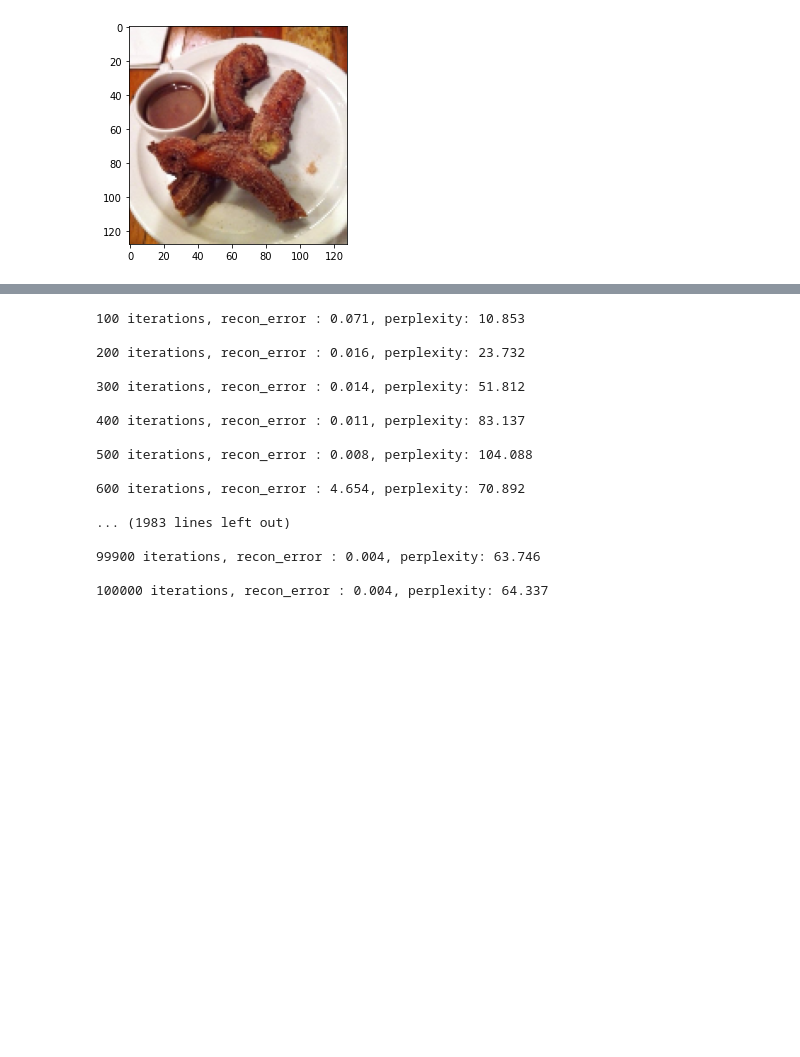
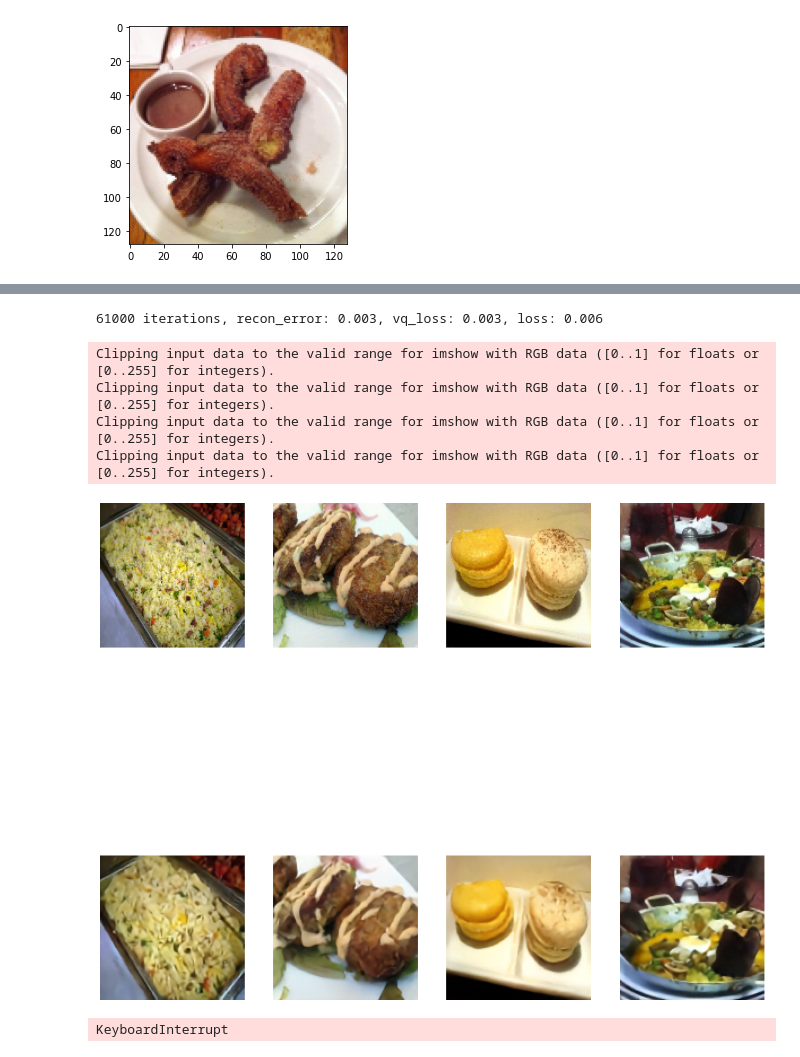
Before and after one commit to josephfemia/VQ-VAE-Pytorch, a Jupyter notebook: VQ VAE.ipynb, the cells around one changed output, grey strips where cells are left out. Saved outputs shown, nothing was run; the diff lists cells and outputs as text; code cells hidden in the pictures; blank space fills up the shorter version.

```diff
--- a/VQ VAE.ipynb
+++ b/VQ VAE.ipynb
@@ -162,9 +205,7 @@ class VQVAE(nn.Module):
 # %%
 torch.cuda.empty_cache()
 # %%
-device = torch.device("cuda" if torch.cuda.is_available() else "cpu")
-
 vqvae = VQVAE(512, 64, 0.25).to(device)
-optimizer = torch.optim.Adam(vqvae.parameters(), lr=1e-3, amsgrad=False)
-# vqvae.load_state_dict(torch.load('vqvae_model_15000.pkl'))
+optimizer = torch.optim.Adam(vqvae.parameters(), lr=2e-4)
+# vqvae.load_state_dict(torch.load('vqvae_100000.pkl'))
 # vqvae.eval()
@@ -171,40 +230,39 @@ optimizer = torch.optim.Adam(vqvae.parameters(), lr=1e-3, amsgrad=False)
 # %%
 train_reconstruction_errors = []
-train_perplexities = []
+train_vq_loss = []
+train_loss = []
 
 for i in range(100_000):
     (data, _) = next(iter(food101_dl))
     data = data.to(device)
     optimizer.zero_grad()
 
     vq_loss, data_reconstruction, perplexity = vqvae(data)
     reconstruction_error = F.mse_loss(data_reconstruction, data)
     loss = reconstruction_error + vq_loss
     loss.backward()
 
     optimizer.step()
 
     train_reconstruction_errors.append(reconstruction_error.item())
-    train_perplexities.append(perplexity.item())
+    train_vq_loss.append(vq_loss.item())
+    train_loss.append(loss.item())
 
-    if (i+1) % 100 == 0:
-        print('{:d} iterations, recon_error : {:.3f}, perplexity: {:.3f}\r\n'.format(i+1, np.mean(train_reconstruction_errors[-100:]), np.mean(train_perplexities[-100:])))
+    if (i+1) % 1_000 == 0:
+        display.clear_output(wait=True)
+        print('{:d} iterations, recon_error: {:.3f}, vq_loss: {:.3f}, loss: {:.3f}\r\n'.format(i+1, np.mean(train_reconstruction_errors[-100:]), np.mean(train_vq_loss[-100:]), np.mean(train_loss[-100:])))
+        torch.save(vqvae.state_dict(), 'vqvae_100000.pkl')
+
+        encoded = vqvae.encoder(data)
+        _, quantized, _, _, _ = vqvae.vq(encoded)
+        reconstructions = vqvae.decoder(quantized)
+        visualize_reconstruction(data, reconstructions)
 # %% [output]
-100 iterations, recon_error : 0.071, perplexity: 10.853
-
-200 iterations, recon_error : 0.016, perplexity: 23.732
-
-300 iterations, recon_error : 0.014, perplexity: 51.812
-
-400 iterations, recon_error : 0.011, perplexity: 83.137
-
-500 iterations, recon_error : 0.008, perplexity: 104.088
-
-600 iterations, recon_error : 4.654, perplexity: 70.892
-
-... (1983 lines left out)
-
-99900 iterations, recon_error : 0.004, perplexity: 63.746
-
-100000 iterations, recon_error : 0.004, perplexity: 64.337
+61000 iterations, recon_error: 0.003, vq_loss: 0.003, loss: 0.006
+Clipping input data to the valid range for imshow with RGB data ([0..1] for floats or [0..255] for integers).
+Clipping input data to the valid range for imshow with RGB data ([0..1] for floats or [0..255] for integers).
+Clipping input data to the valid range for imshow with RGB data ([0..1] for floats or [0..255] for integers).
+Clipping input data to the valid range for imshow with RGB data ([0..1] for floats or [0..255] for integers).
+[figure, added]
+KeyboardInterrupt
 # %%
```
Also changed, not shown: parts of 29 cells of this notebook, 1 other file.
